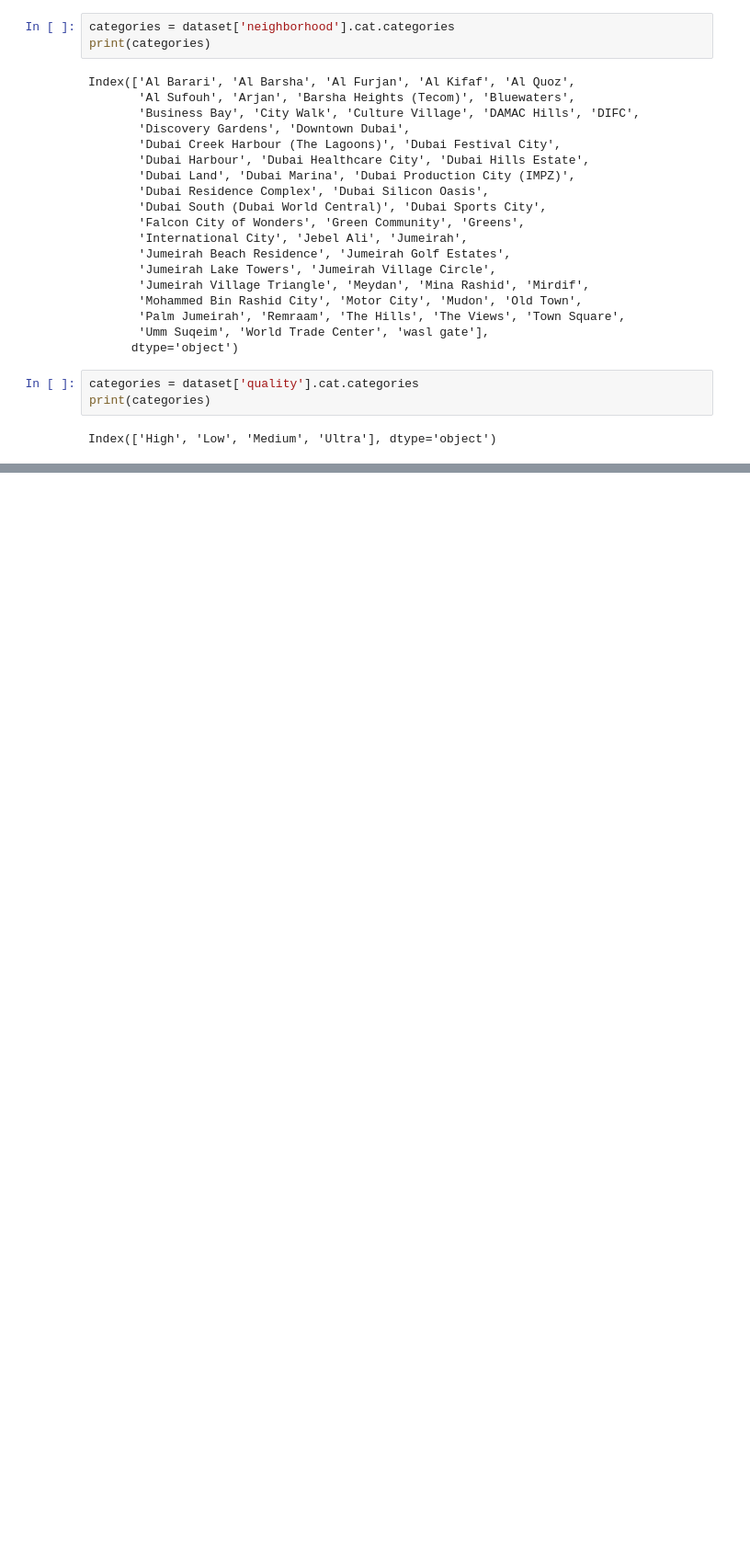
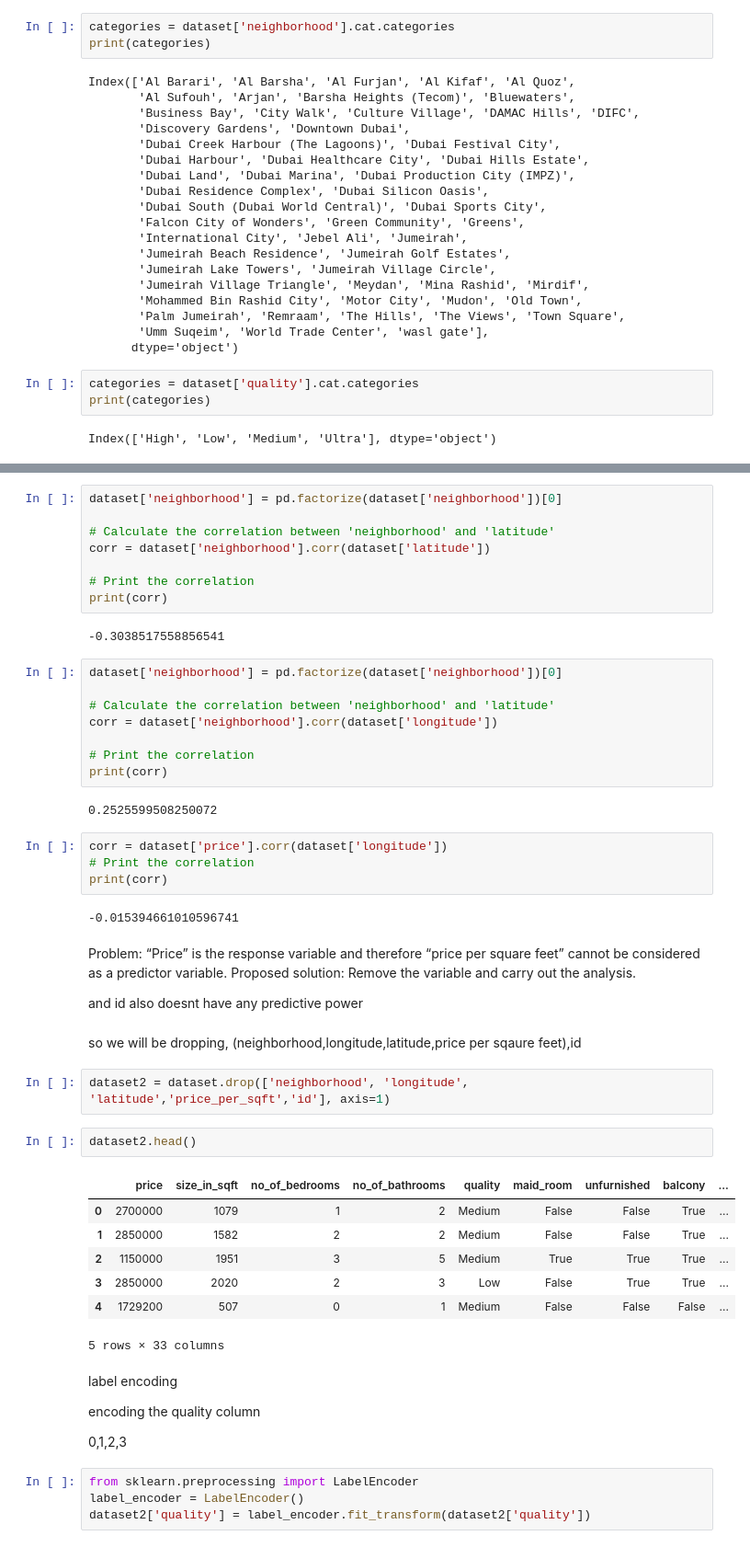
Before and after one commit to anuththara325/DubaiProperty_PricePrediction, a Jupyter notebook: DubaiProperty_Prediction.ipynb, the cells around one changed output, grey strips where cells are left out. Shown at 92% size. Drawn from its saved outputs; the diff is of its cells as text; blank space fills up the shorter version.

Commit message:
data preprocessing has completed

```diff
--- a/DubaiProperty_Prediction.ipynb
+++ b/DubaiProperty_Prediction.ipynb
@@ -161,0 +203,55 @@ max       4805.870000        5.000000         6.000000
+# %%
+dataset['neighborhood'] = pd.factorize(dataset['neighborhood'])[0]
+
+# Calculate the correlation between 'neighborhood' and 'latitude'
+corr = dataset['neighborhood'].corr(dataset['latitude'])
+
+# Print the correlation
+print(corr)
+# %% [output]
+-0.3038517558856541
+# %%
+dataset['neighborhood'] = pd.factorize(dataset['neighborhood'])[0]
+
+# Calculate the correlation between 'neighborhood' and 'latitude'
+corr = dataset['neighborhood'].corr(dataset['longitude'])
+
+# Print the correlation
+print(corr)
+# %% [output]
+0.2525599508250072
+# %%
+corr = dataset['price'].corr(dataset['longitude'])
+# Print the correlation
+print(corr)
+# %% [output]
+-0.015394661010596741
+# %% [markdown]
+Problem: “Price” is the response variable and therefore “price per square feet” cannot be considered as a predictor variable.
+Proposed solution: Remove the variable and carry out the analysis.
+
+and id also doesnt have any predictive power
+# %% [markdown]
+so we will be dropping, (neighborhood,longitude,latitude,price per sqaure feet),id
+# %%
+dataset2 = dataset.drop(['neighborhood', 'longitude', 'latitude','price_per_sqft','id'], axis=1)
+# %%
+dataset2.head()
+# %% [output]
+|  | price | size_in_sqft | no_of_bedrooms | no_of_bathrooms | quality | maid_room | unfurnished | balcony | ... |
+| 0 | 2700000 | 1079 | 1 | 2 | Medium | False | False | True | ... |
+| 1 | 2850000 | 1582 | 2 | 2 | Medium | False | False | True | ... |
+| 2 | 1150000 | 1951 | 3 | 5 | Medium | True | True | True | ... |
+| 3 | 2850000 | 2020 | 2 | 3 | Low | False | True | True | ... |
+| 4 | 1729200 | 507 | 0 | 1 | Medium | False | False | False | ... |
+5 rows × 33 columns
+# %% [markdown]
+label encoding
+
+encoding the quality column
+
+0,1,2,3
+# %%
+from sklearn.preprocessing import LabelEncoder
+label_encoder = LabelEncoder()
+dataset2['quality'] = label_encoder.fit_transform(dataset2['quality'])
```
Also changed, not shown: parts of 11 cells of this notebook.
